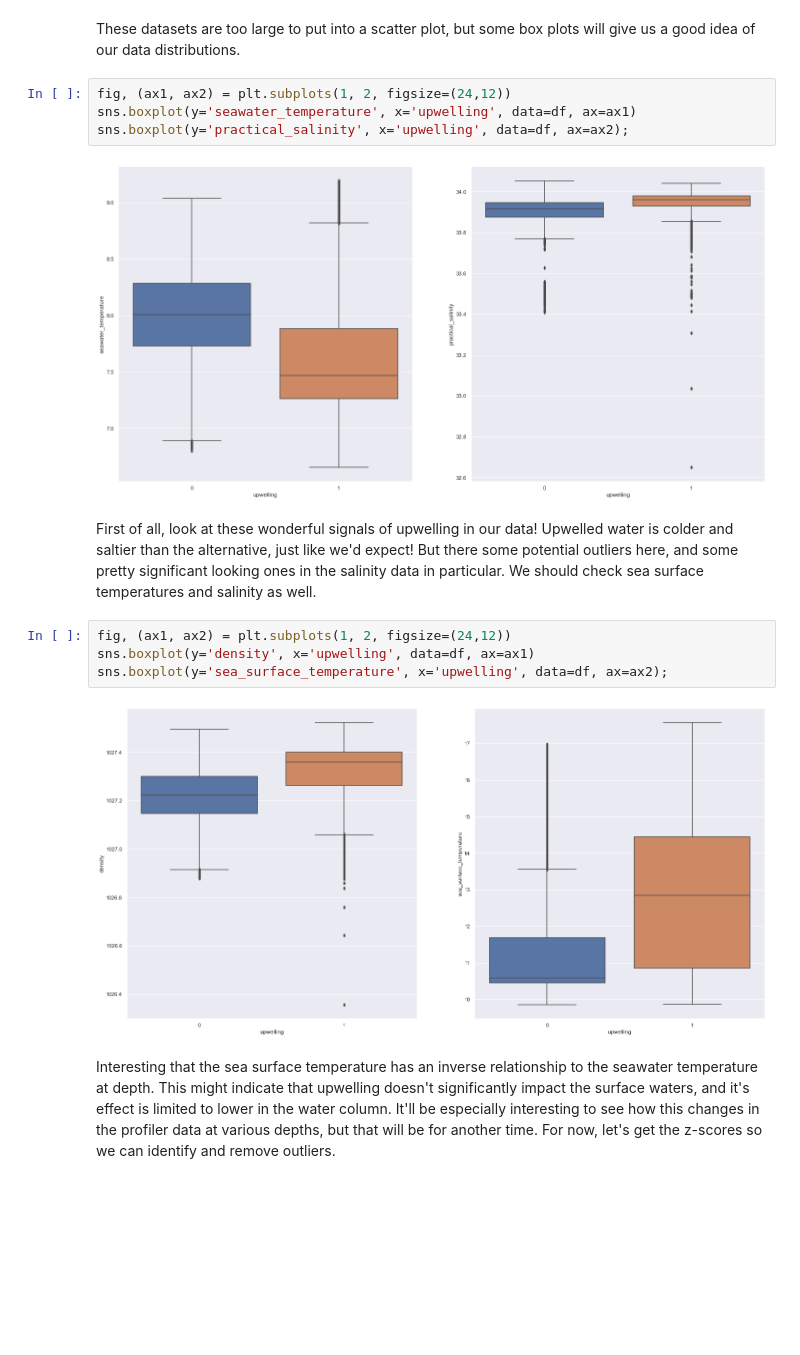
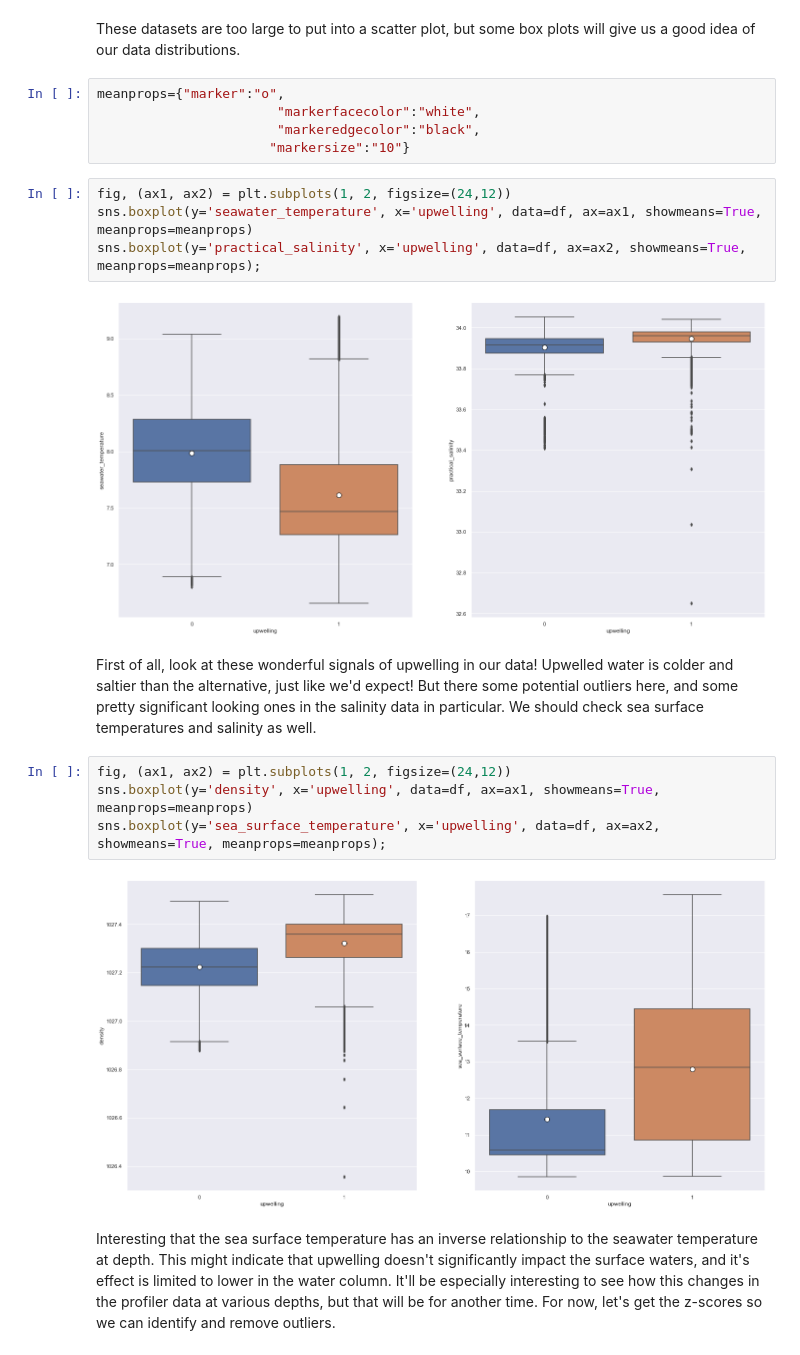
Before and after one commit to dgumustel/coastal-upwelling, a Jupyter notebook: notebooks/04_preprocessing.ipynb, the cells around one changed output. Saved outputs shown, nothing was run; the diff lists cells and outputs as text; blank space fills up the shorter version.

Commit message:
adding means to boxplots

```diff
--- a/notebooks/04_preprocessing.ipynb
+++ b/notebooks/04_preprocessing.ipynb
@@ -439,20 +439,25 @@ Statistical analysis is a vital piece of the preprocessing process! There are a
 Question: should I be removing outliers before grouping the data into upwelling/not upwelling? Aren't I artifically labeling the data here and impacting what might be considered outliers? Answer to this problem: run the z-score on the entire dataset, not on subsets grouped by upwelling/not upwelling. That way my labels aren't impacting which datapoints are identified as outliers.
 # %% [markdown]
 These datasets are too large to put into a scatter plot, but some box plots will give us a good idea of our data distributions.
+# %%
+meanprops={"marker":"o",
+                       "markerfacecolor":"white",
+                       "markeredgecolor":"black",
+                      "markersize":"10"}
 # %%
 fig, (ax1, ax2) = plt.subplots(1, 2, figsize=(24,12))
-sns.boxplot(y='seawater_temperature', x='upwelling', data=df, ax=ax1)
-sns.boxplot(y='practical_salinity', x='upwelling', data=df, ax=ax2);
+sns.boxplot(y='seawater_temperature', x='upwelling', data=df, ax=ax1, showmeans=True, meanprops=meanprops)
+sns.boxplot(y='practical_salinity', x='upwelling', data=df, ax=ax2, showmeans=True, meanprops=meanprops);
 # %% [output]
-[figure, old version]
+[figure, new version]
 # %% [markdown]
 First of all, look at these wonderful signals of upwelling in our data! Upwelled water is colder and saltier than the alternative, just like we'd expect! But there some potential outliers here, and some pretty significant looking ones in the salinity data in particular. We should check sea surface temperatures and salinity as well.
 # %%
 fig, (ax1, ax2) = plt.subplots(1, 2, figsize=(24,12))
-sns.boxplot(y='density', x='upwelling', data=df, ax=ax1)
-sns.boxplot(y='sea_surface_temperature', x='upwelling', data=df, ax=ax2);
+sns.boxplot(y='density', x='upwelling', data=df, ax=ax1, showmeans=True, meanprops=meanprops)
+sns.boxplot(y='sea_surface_temperature', x='upwelling', data=df, ax=ax2, showmeans=True, meanprops=meanprops);
 # %% [output]
-[figure, old version]
+[figure, new version]
 # %% [markdown]
 Interesting that the sea surface temperature has an inverse relationship to the seawater temperature at depth. This might indicate that upwelling doesn't significantly impact the surface waters, and it's effect is limited to lower in the water column. It'll be especially interesting to see how this changes in the profiler data at various depths, but that will be for another time. For now, let's get the z-scores so we can identify and remove outliers.
 # %%
```
Also changed, not shown: parts of 2 cells of this notebook.
